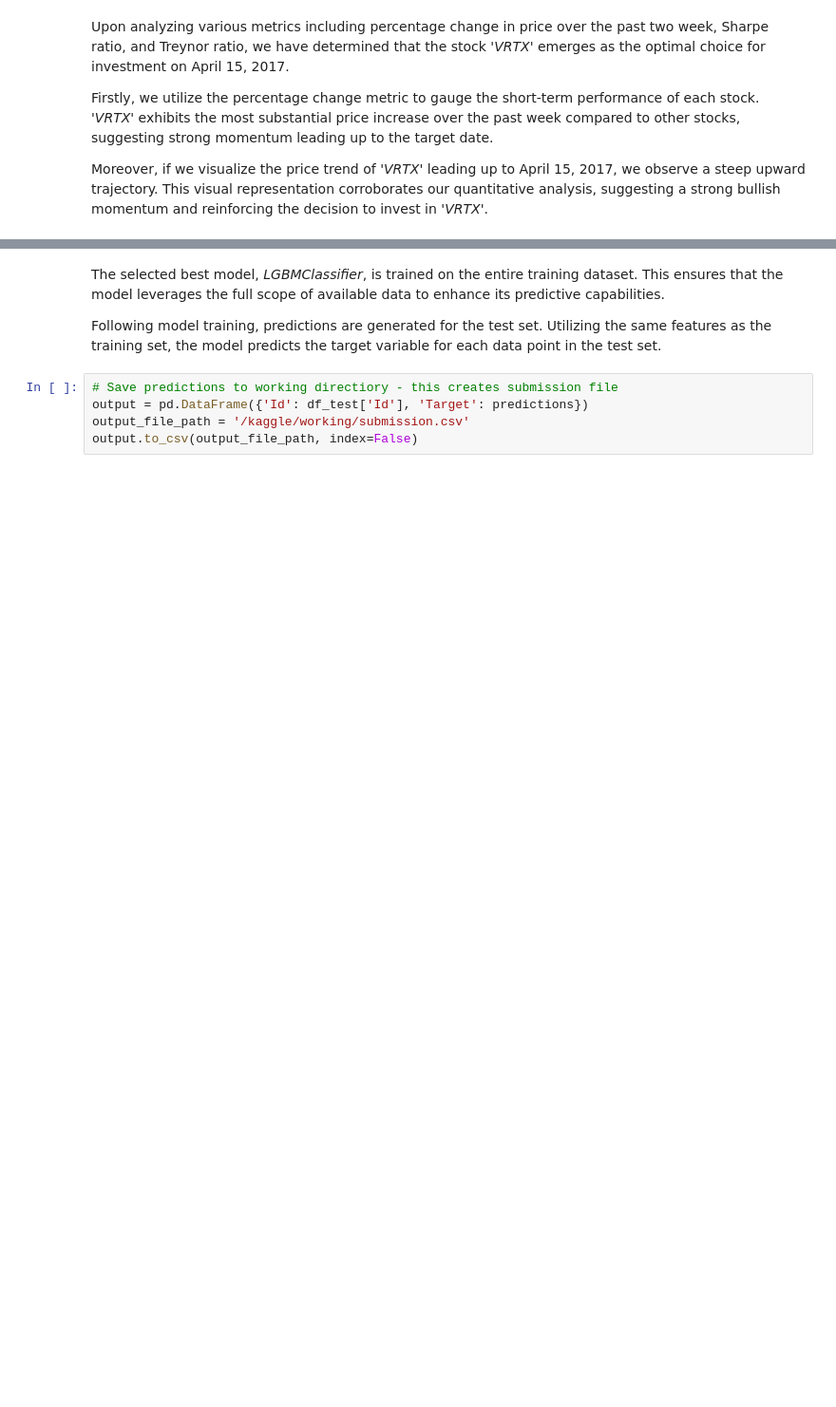
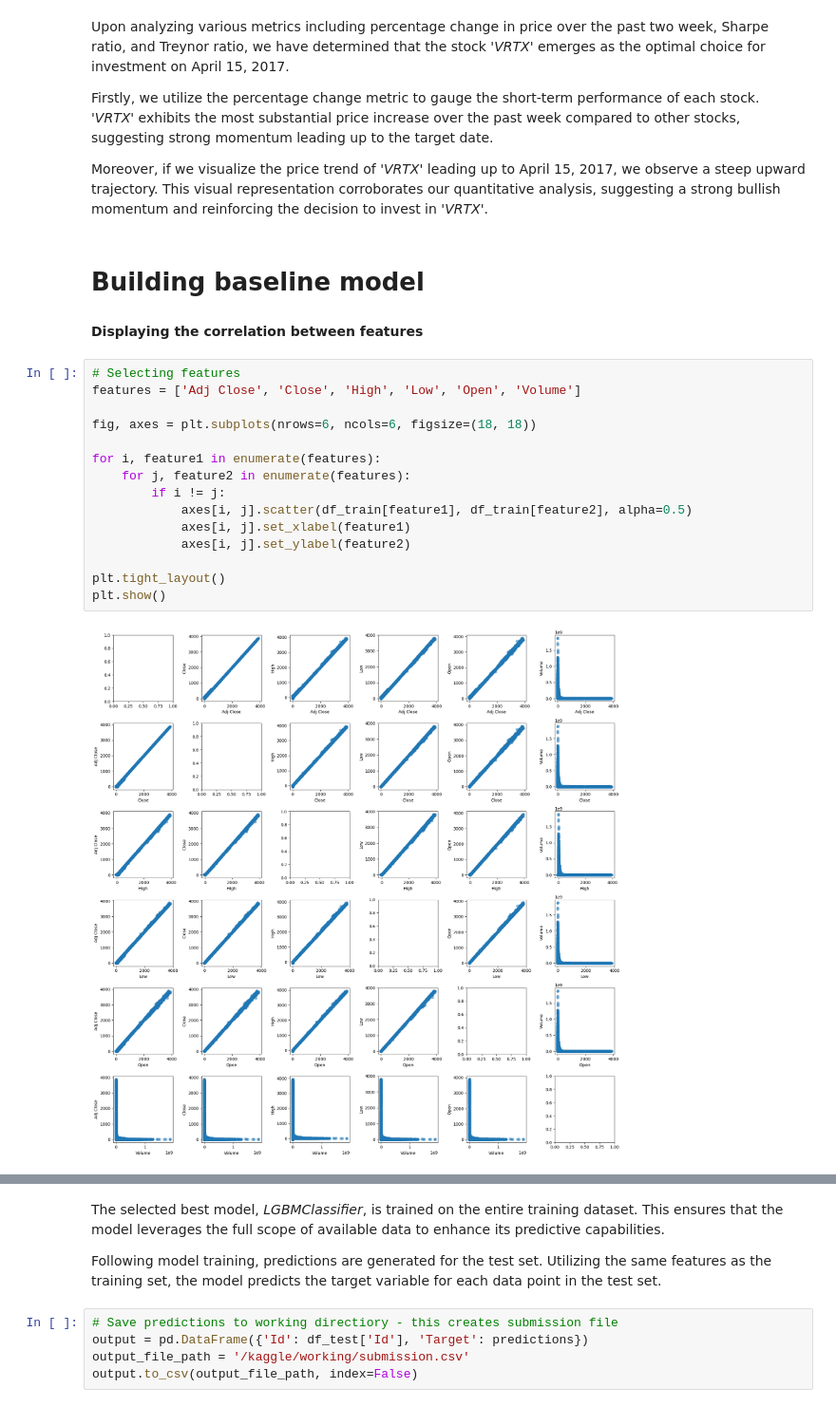
Before and after one commit to maksiboi/Data-Mining, a Jupyter notebook: EDA.ipynb, the cells around one changed output, grey strips where cells are left out. Shown at 95% size. Cells and saved outputs as stored; diff of their text form; blank space fills up the shorter version.

```diff
--- a/EDA.ipynb
+++ b/EDA.ipynb
@@ -392,3 +396,24 @@ Upon analyzing various metrics including percentage change in price over the pas
 Firstly, we utilize the percentage change metric to gauge the short-term performance of each stock. '*VRTX*' exhibits the most substantial price increase over the past week compared to other stocks, suggesting strong momentum leading up to the target date.
 
 Moreover, if we visualize the price trend of '*VRTX*' leading up to April 15, 2017, we observe a steep upward trajectory. This visual representation corroborates our quantitative analysis, suggesting a strong bullish momentum and reinforcing the decision to invest in '*VRTX*'.
+# %% [markdown]
+# **Building baseline model**
+# %% [markdown]
+**Displaying the correlation between features**
+# %%
+# Selecting features
+features = ['Adj Close', 'Close', 'High', 'Low', 'Open', 'Volume']
+
+fig, axes = plt.subplots(nrows=6, ncols=6, figsize=(18, 18))
+
+for i, feature1 in enumerate(features):
+    for j, feature2 in enumerate(features):
+        if i != j:
+            axes[i, j].scatter(df_train[feature1], df_train[feature2], alpha=0.5)
+            axes[i, j].set_xlabel(feature1)
+            axes[i, j].set_ylabel(feature2)
+
+plt.tight_layout()
+plt.show()
+# %% [output]
+[figure, added]
```
Also changed, not shown: parts of 8 cells of this notebook.
